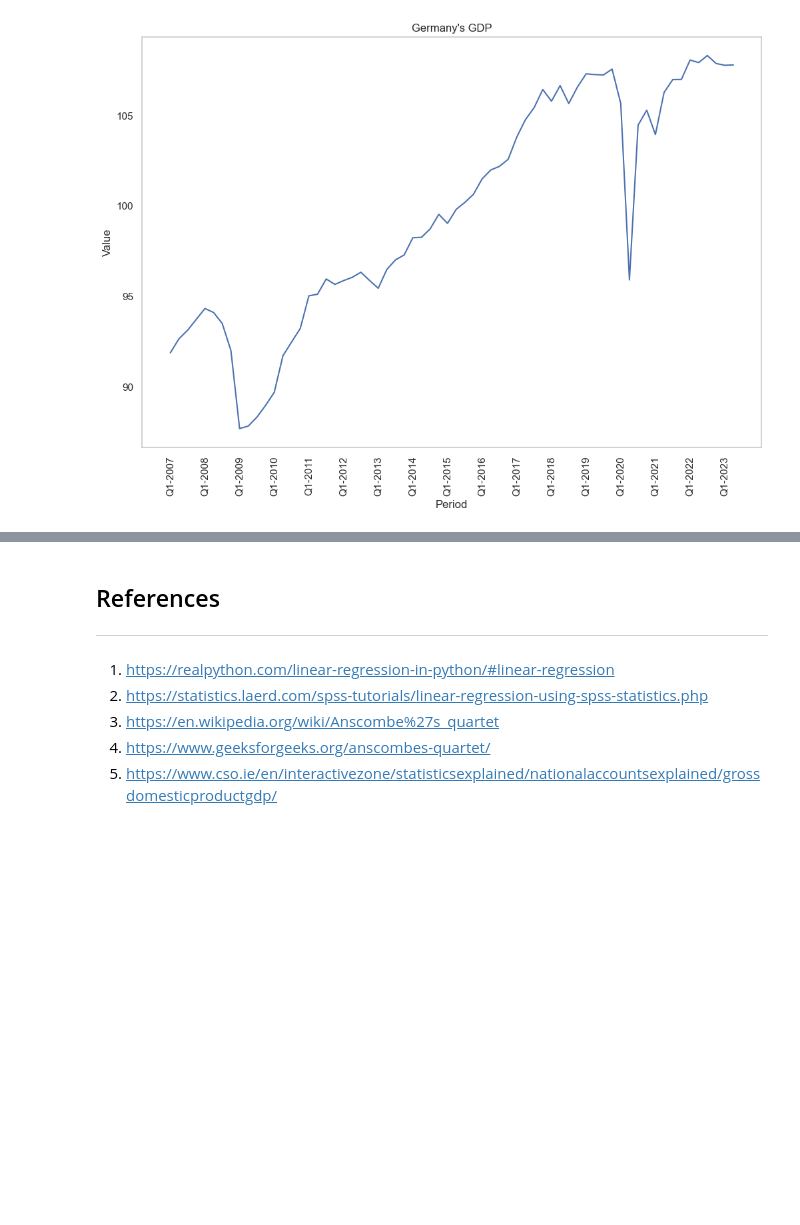
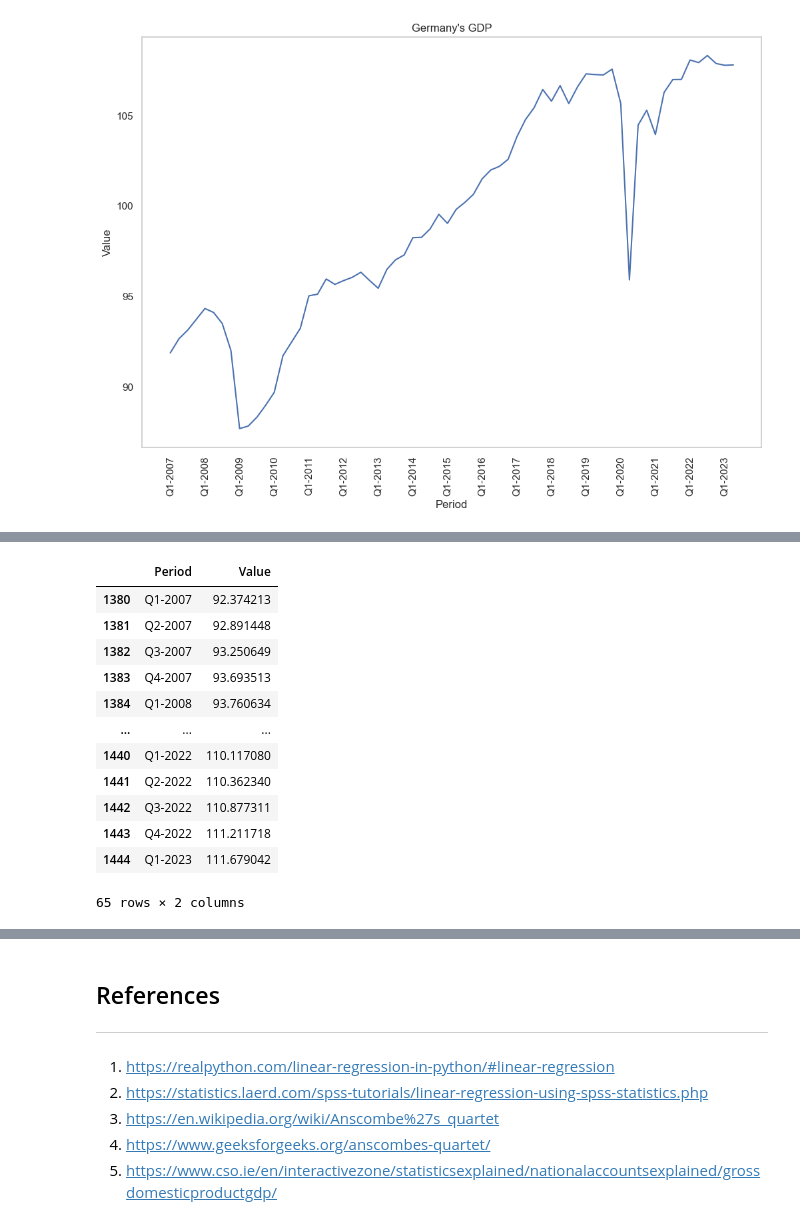
Before and after one commit to angelinka/machine_learning_assessment, a Jupyter notebook: regression.ipynb, the cells around one changed output, grey strips where cells are left out. Drawn from its saved outputs; the diff is of its cells as text; code cells hidden in the pictures; blank space fills up the shorter version.

```diff
--- a/regression.ipynb
+++ b/regression.ipynb
@@ -558,0 +563,19 @@ Text(0.5, 1.0, "Germany's GDP")
+# %%
+G7data = gdp[(gdp['MEASURE']=='VIXOBSA')
+& (gdp['Country']=='G7')]
+G7data = G7data[['Period','Value']]
+G7data
+# %% [output]
+|  | Period | Value |
+| 1380 | Q1-2007 | 92.374213 |
+| 1381 | Q2-2007 | 92.891448 |
+| 1382 | Q3-2007 | 93.250649 |
+| 1383 | Q4-2007 | 93.693513 |
+| 1384 | Q1-2008 | 93.760634 |
+| ... | ... | ... |
+| 1440 | Q1-2022 | 110.117080 |
+| 1441 | Q2-2022 | 110.362340 |
+| 1442 | Q3-2022 | 110.877311 |
+| 1443 | Q4-2022 | 111.211718 |
+| 1444 | Q1-2023 | 111.679042 |
+65 rows × 2 columns
```
Also changed, not shown: parts of 6 cells of this notebook.
